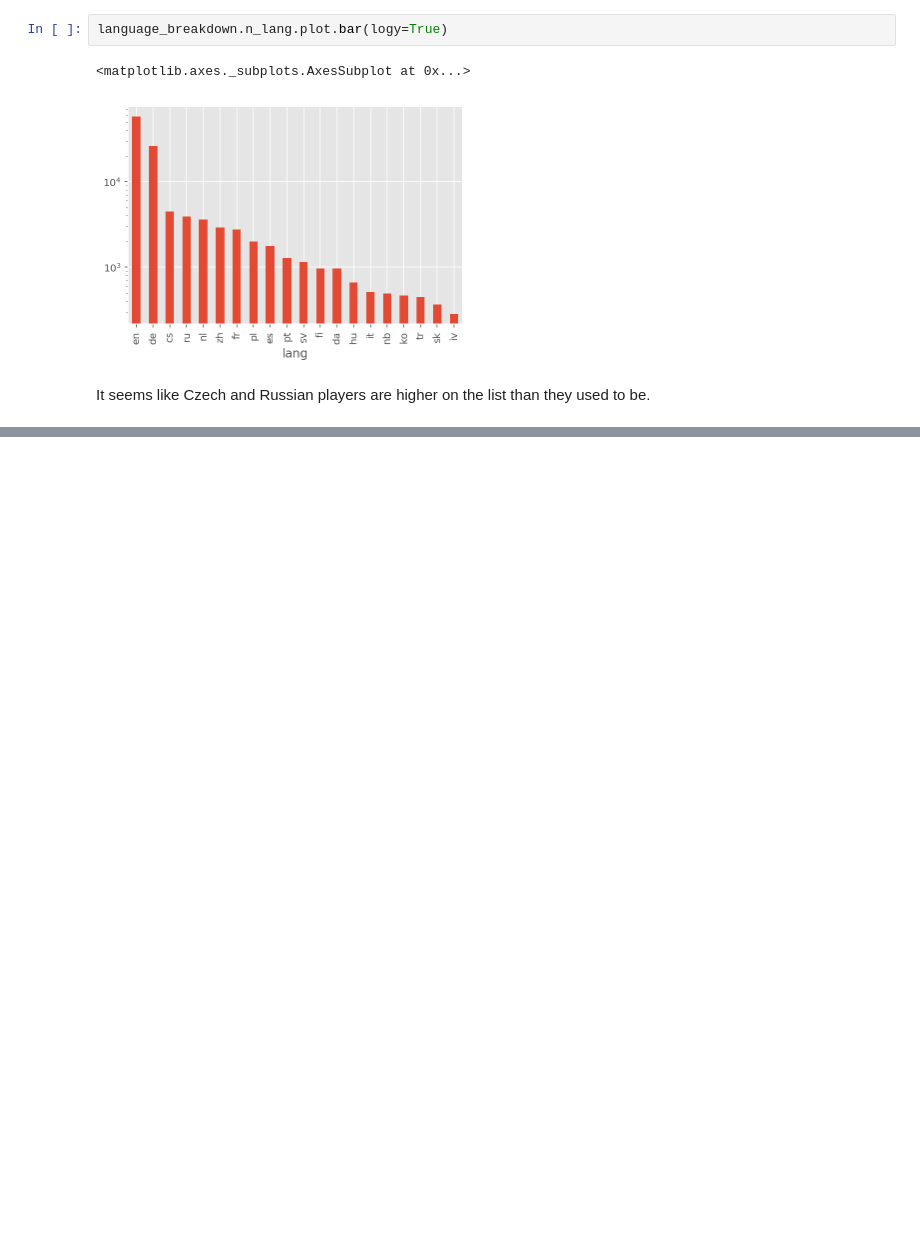
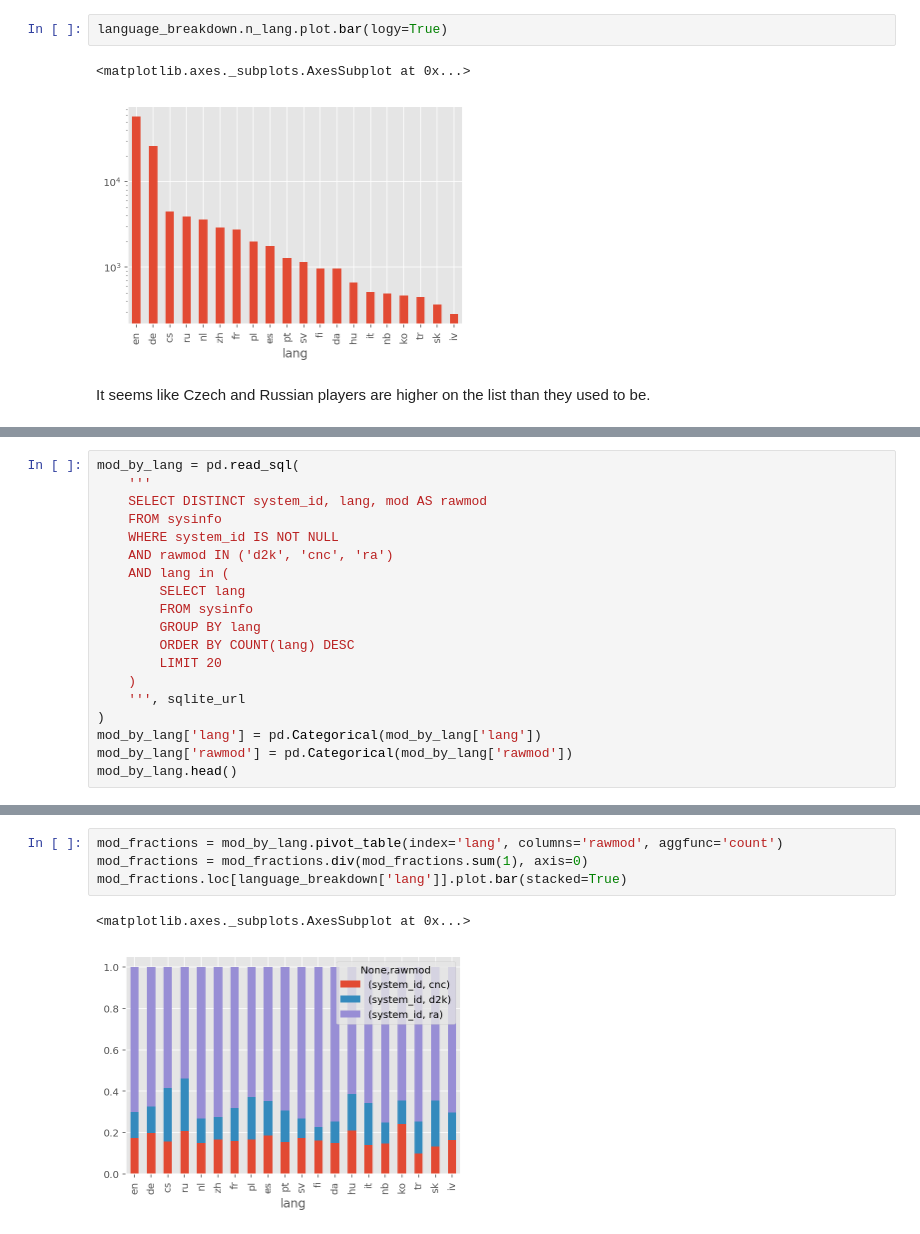
Before and after one commit to mindriot101/openra-analysis, a Jupyter notebook: exploration.ipynb, the cells around one changed output, grey strips where cells are left out. Drawn from its saved outputs; the diff is of its cells as text; blank space fills up the shorter version.

```diff
--- a/exploration.ipynb
+++ b/exploration.ipynb
@@ -173,0 +183,19 @@ It seems like Czech and Russian players are higher on the list than they used to
+# %%
+mod_by_lang = pd.read_sql(
+    '''
+    SELECT DISTINCT system_id, lang, mod AS rawmod
+    FROM sysinfo
+    WHERE system_id IS NOT NULL
+    AND rawmod IN ('d2k', 'cnc', 'ra')
+    AND lang in (
+        SELECT lang
+        FROM sysinfo
+        GROUP BY lang
+        ORDER BY COUNT(lang) DESC
+        LIMIT 20
+    )
+    ''', sqlite_url
+)
+mod_by_lang['lang'] = pd.Categorical(mod_by_lang['lang'])
+mod_by_lang['rawmod'] = pd.Categorical(mod_by_lang['rawmod'])
+mod_by_lang.head()
@@ -173,0 +209,7 @@ It seems like Czech and Russian players are higher on the list than they used to
+# %%
+mod_fractions = mod_by_lang.pivot_table(index='lang', columns='rawmod', aggfunc='count')
+mod_fractions = mod_fractions.div(mod_fractions.sum(1), axis=0)
+mod_fractions.loc[language_breakdown['lang']].plot.bar(stacked=True)
+# %% [output]
+<matplotlib.axes._subplots.AxesSubplot at 0x...>
+[figure, added]
```
Also changed, not shown: parts of 18 cells of this notebook, 1 other file.
